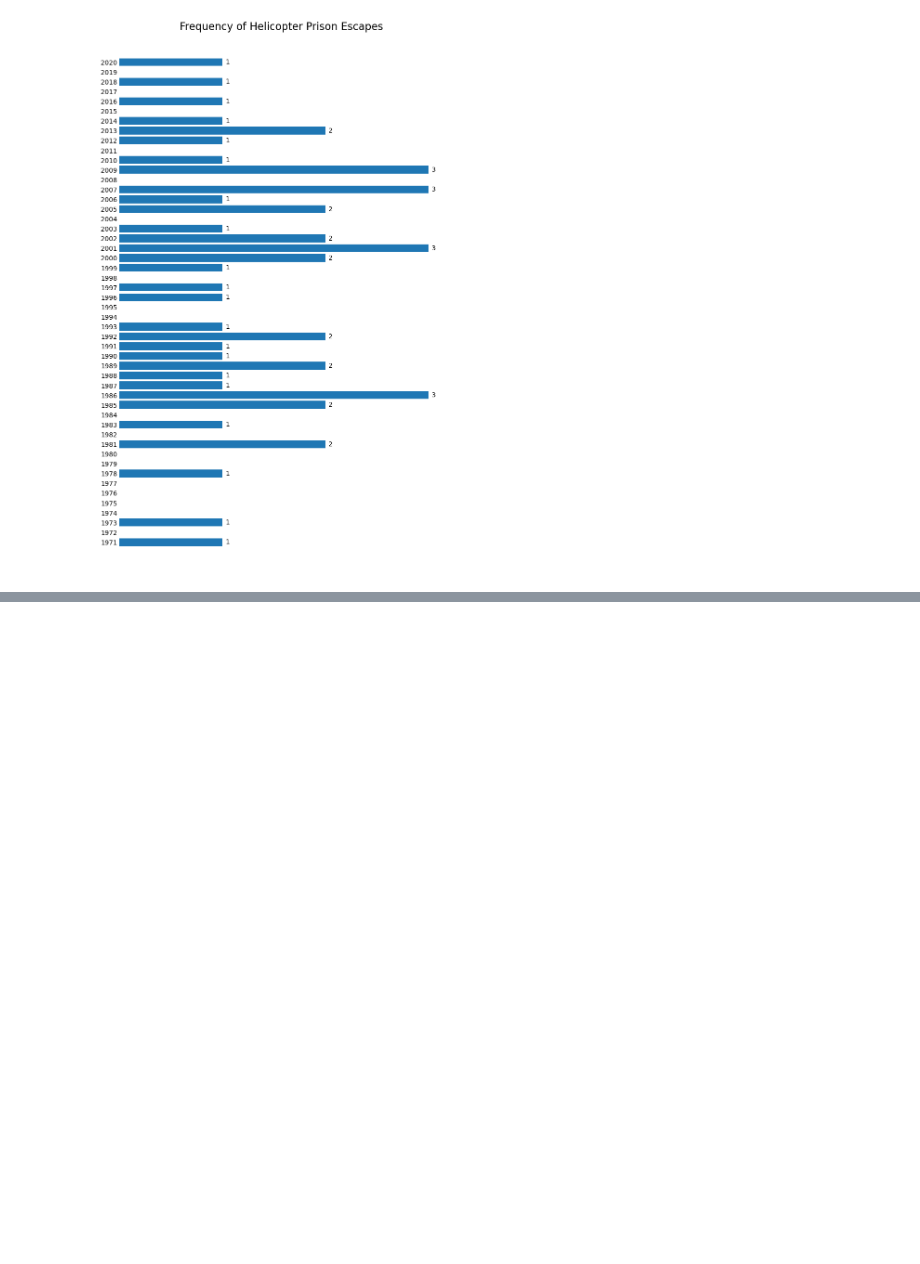
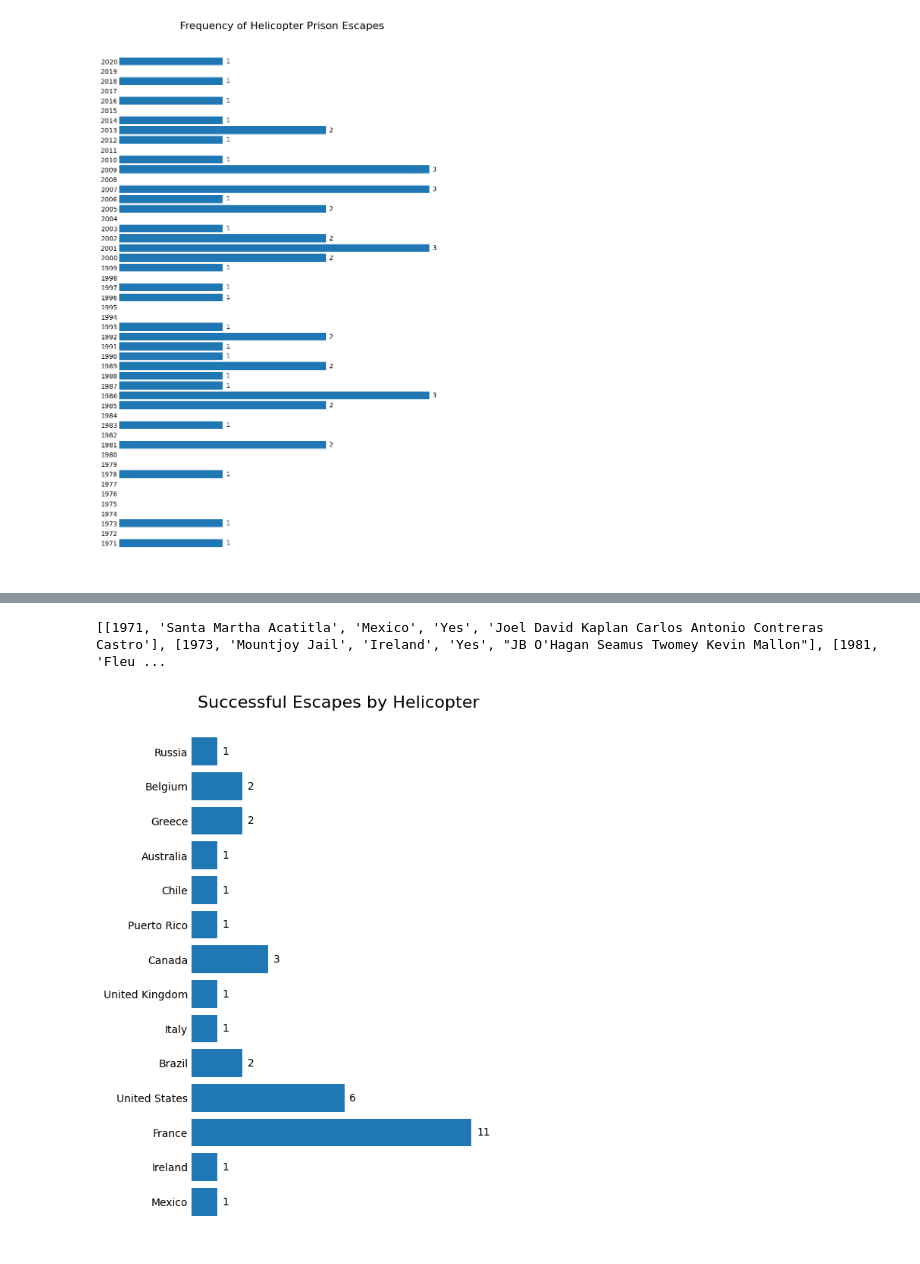
Before and after one commit to awault/Data_Projects, a Jupyter notebook: 1_Intro_to_Python/Prison_Break.ipynb, the cells around one changed output, grey strips where cells are left out. Saved outputs shown, nothing was run; the diff lists cells and outputs as text; code cells hidden in the pictures; blank space fills up the shorter version.

```diff
--- a/1_Intro_to_Python/Prison_Break.ipynb
+++ b/1_Intro_to_Python/Prison_Break.ipynb
@@ -149,0 +221,56 @@ plt.show()
+# %%
+
+successful_escapes = []
+
+for row in data:
+    success = row[3]
+    if success == 'Yes':
+        successful_escapes.append(row)
+# %%
+print(successful_escapes[:3])
+# %% [output]
+[[1971, 'Santa Martha Acatitla', 'Mexico', 'Yes', 'Joel David Kaplan Carlos Antonio Contreras Castro'], [1973, 'Mountjoy Jail', 'Ireland', 'Yes', "JB O'Hagan Seamus Twomey Kevin Mallon"], [1981, 'Fleu ...
+# %%
+escapes_by_country = {}
+
+for row in successful_escapes:
+    c = row[2]
+    if c in escapes_by_country:
+        escapes_by_country[c] += 1
+    else:
+        escapes_by_country[c] = 1
+# %%
+# Create a horizontal bar chart with Pyplot
+country = list(escapes_by_country.keys())
+values = list(escapes_by_country.values())
+
+fig = plt.figure(figsize=(5,9))
+plt.barh(country, values)
+plt.title('Successful Escapes by Helicopter', size = 16)
+spines = ['top', 'right', 'bottom', 'left']
+ax = plt.gca()
+for spine in spines:
+    ax.spines[spine].set_visible(False)
+ax.tick_params(axis='y',length=0)
+ax.tick_params(axis='x',length=0, labelbottom=False)
+
+# Create value labels on horizontal bars
+rectangles = ax.patches
+for rectangle in rectangles:
+    x_value = rectangle.get_width()
+    y_value = rectangle.get_y() + rectangle.get_height() / 2
+    space = 5
+    ha = 'left'
+    label = "{}".format(x_value)
+    if x_value > 0:
+        plt.annotate(
+             label,
+             (x_value, y_value),
+             xytext=(space, 0),
+            textcoords="offset points",
+            va='center',
+            ha=ha)
+
+plt.show()
+# %% [output]
+[figure, added]
```
Also changed, not shown: parts of 16 cells of this notebook.
